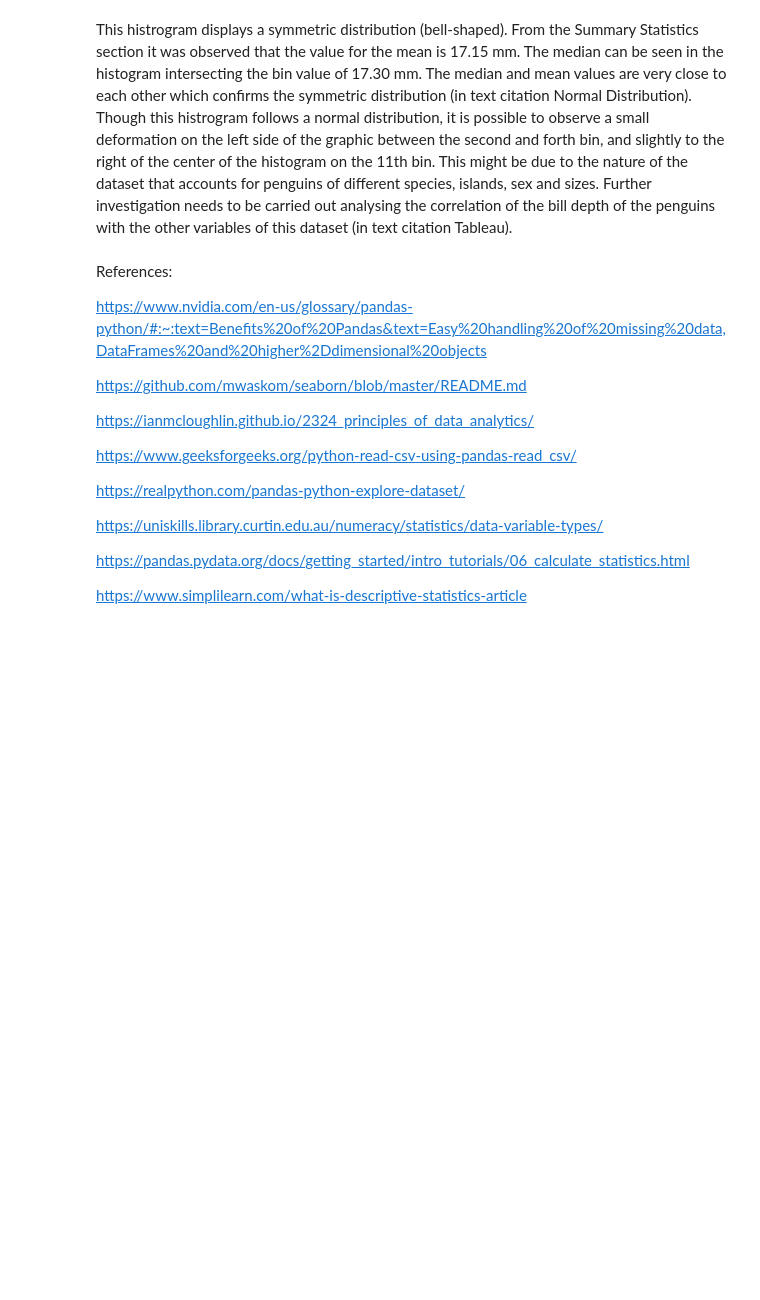
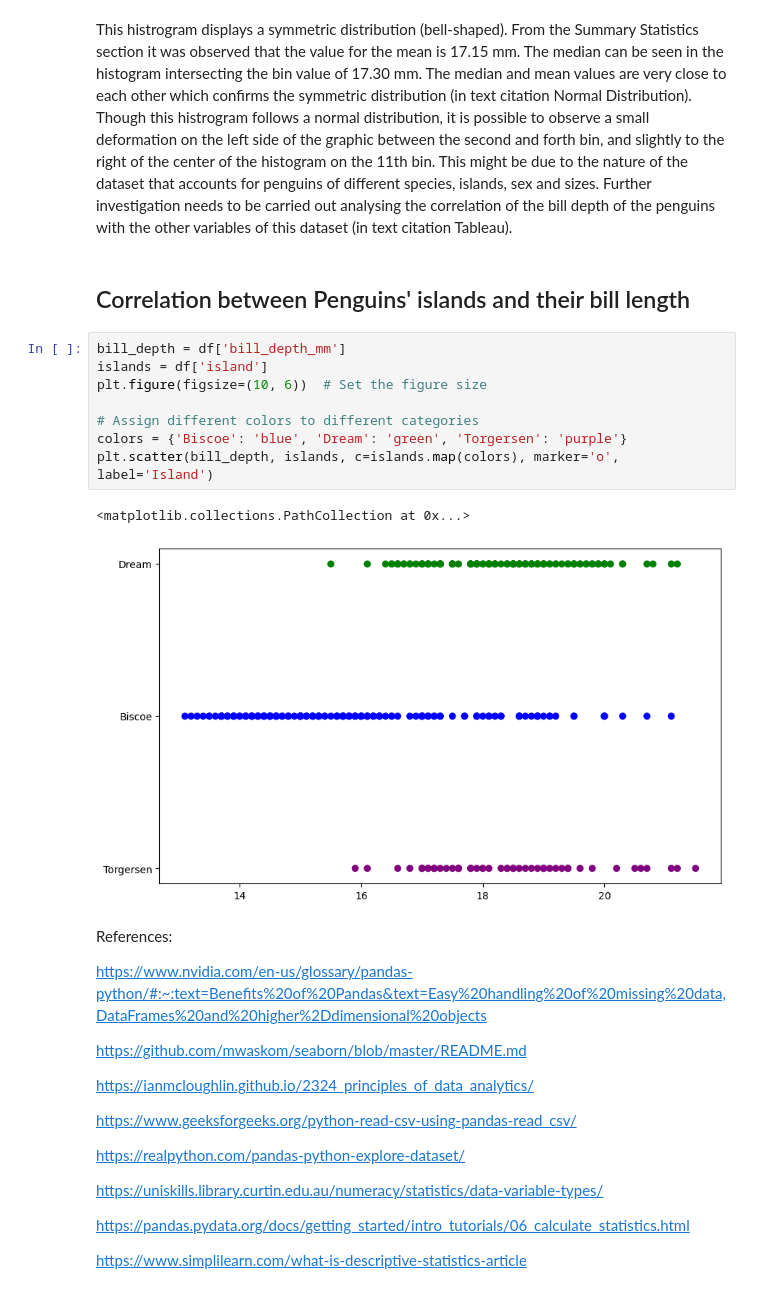
Before and after one commit to filipekojak88/myprojectPDA, a Jupyter notebook: penguins.ipynb, the cells around one changed output. Cells and saved outputs as stored; diff of their text form; blank space fills up the shorter version.

```diff
--- a/penguins.ipynb
+++ b/penguins.ipynb
@@ -211,6 +215,19 @@ plt.gca().add_artist(right_legend)
 # %% [markdown]
 This histrogram displays a symmetric distribution (bell-shaped). From the Summary Statistics section it was observed that the value for the mean is 17.15 mm. The median can be seen in the histogram intersecting the bin value of 17.30 mm. The median and mean values are very close to each other which confirms the symmetric distribution (in text citation Normal Distribution).
 Though this histrogram follows a normal distribution, it is possible to observe a small deformation on the left side of the graphic between the second and forth bin, and slightly to the right of the center of the histogram on the 11th bin. This might be due to the nature of the dataset that accounts for penguins of different species, islands, sex and sizes. Further investigation needs to be carried out analysing the correlation of the bill depth of the penguins with the other variables of this dataset (in text citation Tableau).
+# %% [markdown]
+## Correlation between Penguins' islands and their bill length
+# %%
+bill_depth = df['bill_depth_mm']
+islands = df['island']
+plt.figure(figsize=(10, 6))  # Set the figure size
+
+# Assign different colors to different categories
+colors = {'Biscoe': 'blue', 'Dream': 'green', 'Torgersen': 'purple'}
+plt.scatter(bill_depth, islands, c=islands.map(colors), marker='o', label='Island')
+# %% [output]
+<matplotlib.collections.PathCollection at 0x...>
+[figure, added]
 # %% [markdown]
 References:
 
```
Also changed, not shown: parts of 1 cell of this notebook.
